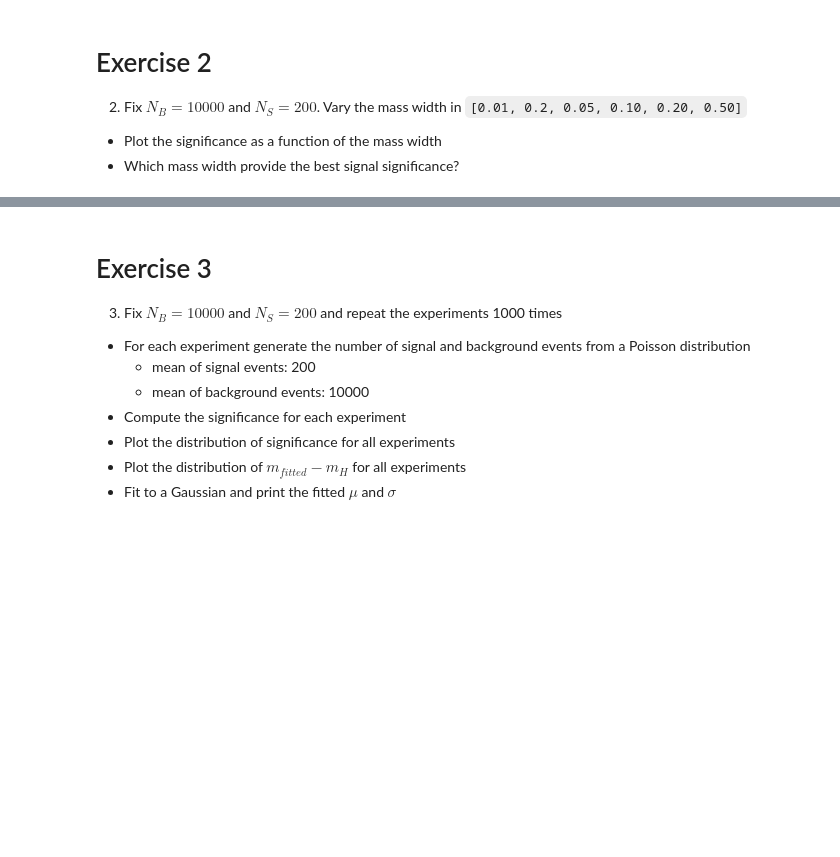
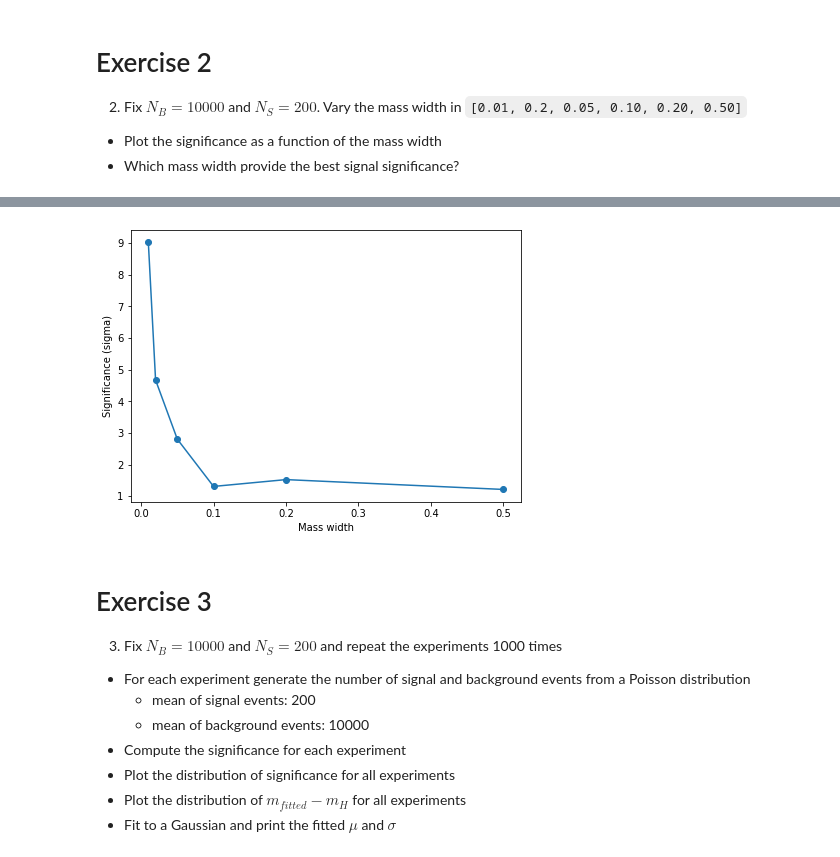
Before and after one commit to PaoloSalomone/LAB, a Jupyter notebook: lab_4b.ipynb, the cells around one changed output, grey strips where cells are left out. Cells and saved outputs as stored; diff of their text form; code cells hidden in the pictures; blank space fills up the shorter version.

```diff
--- a/lab_4b.ipynb
+++ b/lab_4b.ipynb
@@ -391,3 +470,11 @@ Significance is = 2.66 sigma
+# %%
+plt.figure(10,[7,5])
+plt.plot(mwidth,significance,'-o',label = 'N_s = 200')
+plt.xlabel('Mass width')
+plt.ylabel('Significance (sigma)')
+plt.show()
+# %% [output]
+[figure, added]
 # %% [markdown]
 # Exercise 3
 
```
Also changed, not shown: parts of 17 cells of this notebook.
